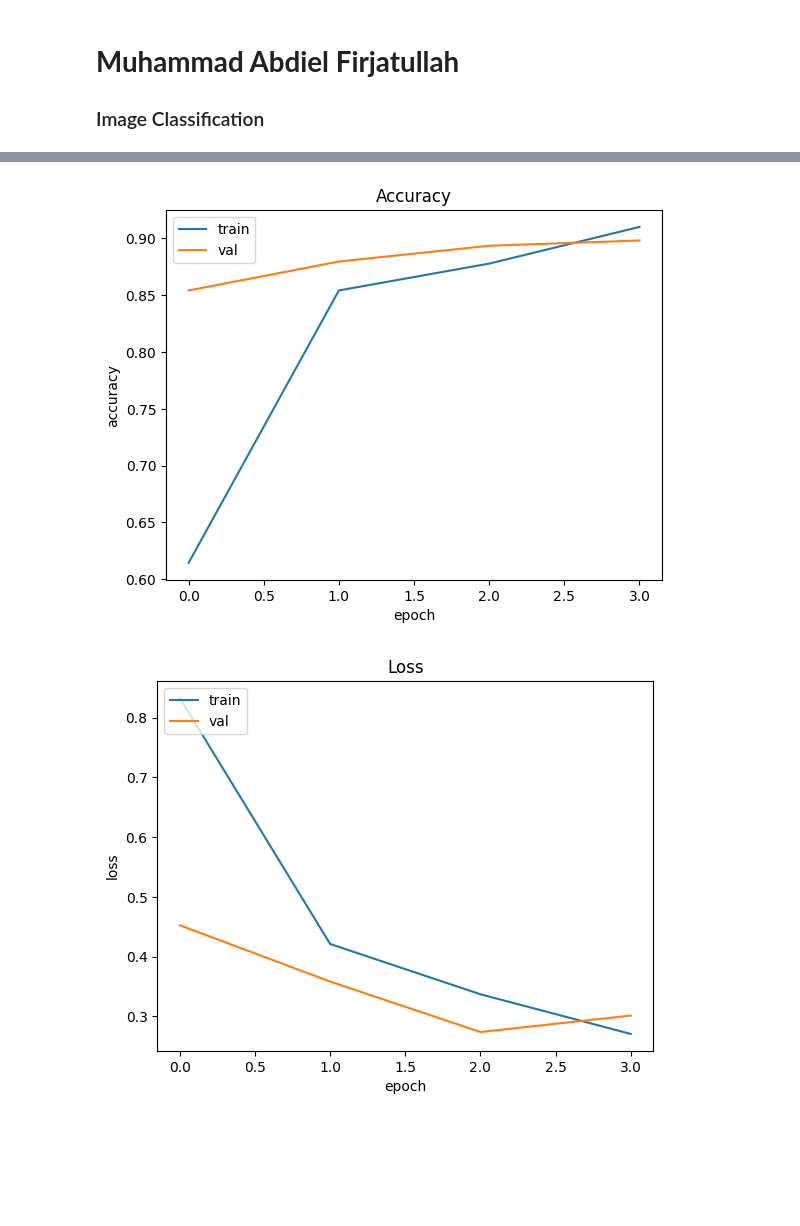
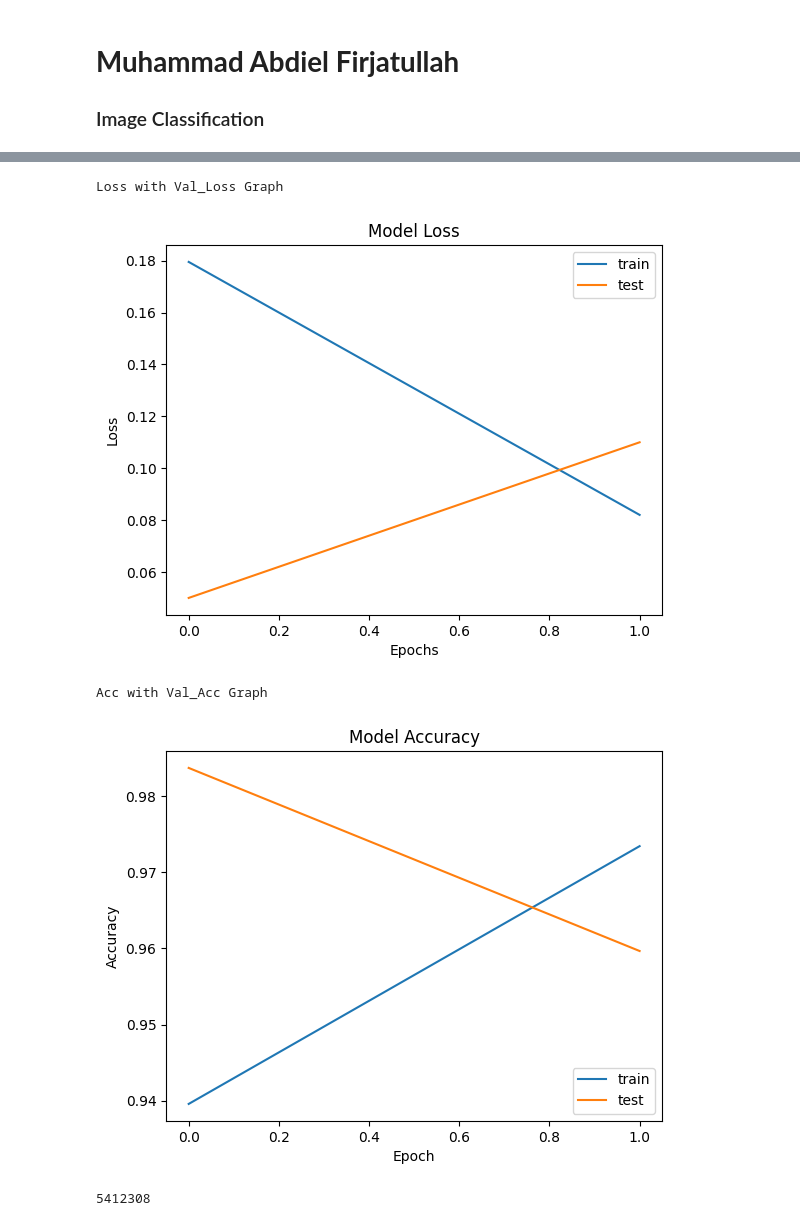
Before and after one commit to MuhammadAbdiel/image-classification, a Jupyter notebook: Image_Classification.ipynb, the cells around one changed output, grey strips where cells are left out. Saved outputs shown, nothing was run; the diff lists cells and outputs as text; code cells hidden in the pictures; blank space fills up the shorter version.

Commit message:
change dataset

```diff
--- a/Image_Classification.ipynb
+++ b/Image_Classification.ipynb
@@ -25,3 +27,5 @@ Saving to: ‘/tmp/rockpaperscissors.zip’
+# %%
+FILE_PATH = '../content/RiceDataset/Rice_Image_Dataset/'
 # %%
 import zipfile,os,shutil
 import sklearn
@@ -90,0 +74,4 @@ Validation_datagen = ImageDataGenerator(
+# %%
+IMG_HEIGHT = 150
+IMG_WIDTH = 150
+BATCH_SIZE = 64
@@ -170,11 +156,9 @@ _________________________________________________________________
 # %%
-batch_size = 16
-with tf.device("/device:GPU:0"):
-  history = Model.fit(Train_generator,
-                    epochs =  40,
-                    steps_per_epoch = 1751//batch_size,
-                    validation_data = Validation_generator,
-                    verbose = 1,
-                    validation_steps = 437//batch_size,
-                    callbacks =[lr_schedule, callbacks])
+history = Model.fit(
+  Train_generator,
+  epochs =  100,
+  validation_data = Validation_generator,
+  verbose = 1,
+  callbacks =[callbacks, EarlyStop]
+)
 # %% [output]
@@ -230,20 +171,23 @@ Image Category : Paper
 # %%
+print("Loss with Val_Loss Graph")
+plt.plot(history.history['loss'])
+plt.plot(history.history['val_loss'])
+plt.title('Model Loss')
+plt.ylabel('Loss')
+plt.xlabel('Epochs')
+plt.legend(['train', 'test'], loc = 'upper right')
+plt.show()
+
+print("Acc with Val_Acc Graph")
 plt.plot(history.history['accuracy'])
 plt.plot(history.history['val_accuracy'])
-plt.title('Accuracy')
-plt.ylabel('accuracy')
-plt.xlabel('epoch')
-plt.legend(['train', 'val'], loc='upper left')
+plt.title('Model Accuracy')
+plt.ylabel('Accuracy')
+plt.xlabel('Epoch')
+plt.legend(['train', 'test'], loc='lower right')
 plt.show()
 # %% [output]
+Loss with Val_Loss Graph
-[figure, old version]
+[figure, new version]
+Acc with Val_Acc Graph
+[figure, added]
-# %%
-plt.plot(history.history['loss'])
-plt.plot(history.history['val_loss'])
-plt.title('Loss')
-plt.ylabel('loss')
-plt.xlabel('epoch')
-plt.legend(['train', 'val'], loc='upper left')
-plt.show()
-# %% [output]
-[figure, removed]
@@ -257,0 +194,11 @@ with tf.io.gfile.GFile('model.tflite', 'wb') as f:
+# %%
+export_dir = 'saved_model/'
+tf.saved_model.save(Model, export_dir)
+
+converter = tf.lite.TFLiteConverter.from_saved_model(export_dir)
+tflite_model = converter.convert()
+
+tflite_model_file = pathlib.Path('RiceModel.tflite')
+tflite_model_file.write_bytes(tflite_model)
+# %% [output]
+5412308
```
Also changed, not shown: parts of 21 cells of this notebook, 1 other file.
